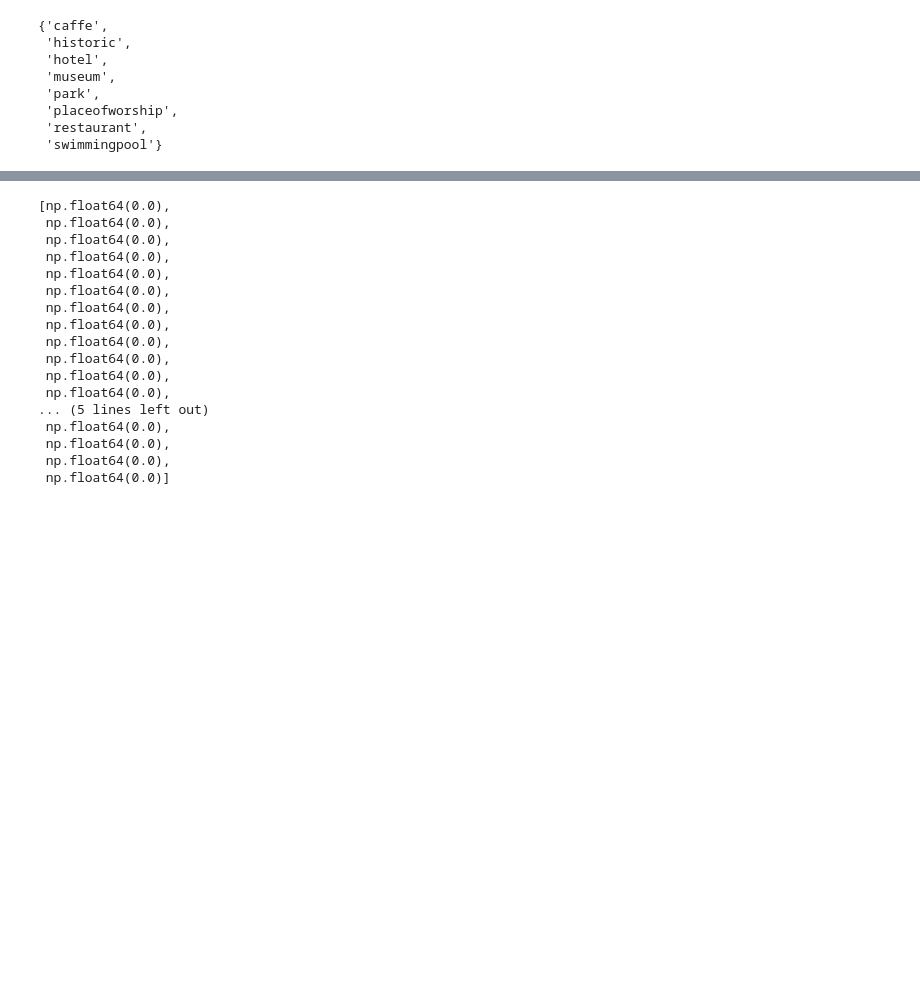
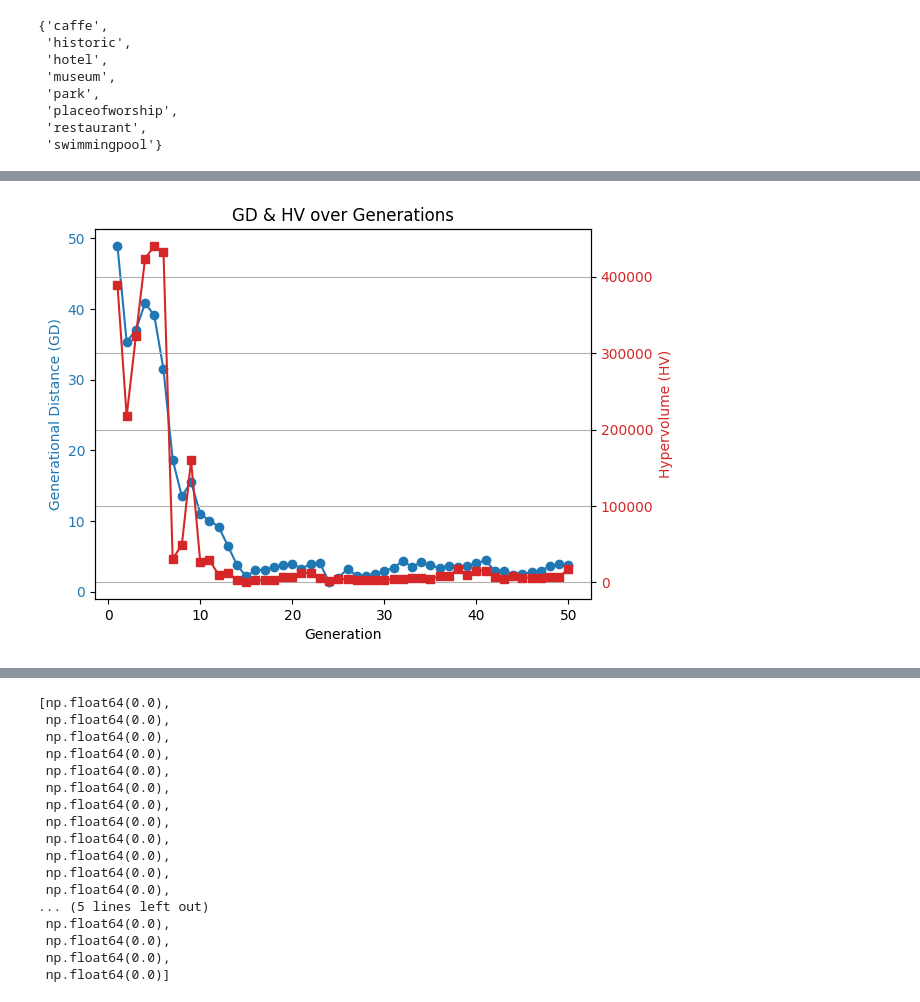
Before and after one commit to hosngholami/RecommenderSystem, a Jupyter notebook: RecommenderSystem.ipynb, the cells around one changed output, grey strips where cells are left out. Saved outputs shown, nothing was run; the diff lists cells and outputs as text; code cells hidden in the pictures; blank space fills up the shorter version.

```diff
--- a/RecommenderSystem.ipynb
+++ b/RecommenderSystem.ipynb
@@ -1126 +1084,100 @@ n_gen  |  n_eval  | n_nds  |      eps      |   indicator
 ... (30 outputs left out)
+# %%
+import numpy as np
+import matplotlib.pyplot as plt
+from pymoo.algorithms.moo.nsga2 import NSGA2
+from pymoo.optimize import minimize
+from pymoo.core.problem import Problem
+from pymoo.indicators.gd import GD
+from pymoo.indicators.hv import HV
+from pymoo.operators.sampling.rnd import FloatRandomSampling
+from pymoo.operators.crossover.sbx import SBX
+from pymoo.operators.mutation.pm import PM
+from pymoo.termination import get_termination
+from pymoo.util.nds.non_dominated_sorting import NonDominatedSorting
+
+# 1️⃣ تعریف مسئله گردشگری (سه هدفه: امتیاز، هزینه، آلودگی)
+class TourismProblem(Problem):
+    def __init__(self):
+        super().__init__(n_var=3, n_obj=3, n_constr=0, xl=np.array([0, 10, 5]), xu=np.array([100, 100, 100]))
+
+    def _evaluate(self, X, out, *args, **kwargs):
+        f1 = X[:, 0]  # امتیاز جاذبه
+        f2 = X[:, 1]  # هزینه
+        f3 = X[:, 2]  # آلودگی
+        out["F"] = np.column_stack([f1, f2, f3])
+
+problem = TourismProblem()
+
+# 2️⃣ تنظیمات الگوریتم ژنتیک (NSGA-II)
+algorithm = NSGA2(
+    pop_size=100,
+    sampling=FloatRandomSampling(),
+    crossover=SBX(prob=0.9, eta=15),
+    mutation=PM(eta=20),
+    eliminate_duplicates=True
+)
+
+# 3️⃣ اجرای طولانی‌مدت (500 نسل) برای تقریب جبهه پارتو واقعی
+long_run = minimize(problem,
+                    algorithm,
+                    termination=get_termination("n_gen", 500),
+                    verbose=False)
+
+# 4️⃣ استخراج نقاط غیرمغلوب به عنوان جبهه پارتو تقریبی
+true_pf = long_run.pop.get("F")
+nds = NonDominatedSorting()
+pareto_indices = nds.do(true_pf, only_non_dominated_front=True)
+true_pf = true_pf[pareto_indices]
+
+# 5️⃣ ذخیره مقدار GD و HV در هر نسل
+gd_values = []
+hv_values = []
+
+def callback(algorithm):
+    # گرفتن مجموعه غیرمغلوب در نسل جاری
+    F = algorithm.pop.get("F")
+    pareto_indices = NonDominatedSorting().do(F, only_non_dominated_front=True)
+    pf = F[pareto_indices]
+
+    if pf.shape[0] == 0:
+        print("⚠ خطا: جبهه پارتو خالی است!")
+        return
+
+    # محاسبه GD
+    gd_indicator = GD(true_pf)
+    gd = gd_indicator(np.vstack(pf))
+    gd_values.append(gd)
+
+    # محاسبه HV
+    ref_point = np.max(pf, axis=0) * 1.2  # نقطه مرجع مناسب
+    hv_indicator = HV(ref_point=ref_point)
+    hv = hv_indicator(np.vstack(pf))
+    hv_values.append(hv)
+
+    print(f"نسل {algorithm.n_gen} - GD: {gd:.4f}, HV: {hv:.4f}")
+
+# 6️⃣ اجرای الگوریتم با 50 نسل برای محاسبه GD و HV
+res = minimize(problem,
+               algorithm,
+               termination=get_termination("n_gen", 50),
+               verbose=True,
+               callback=callback)
+
+# 7️⃣ رسم نمودار تغییرات GD و HV بر حسب نسل
+fig, ax1 = plt.subplots()
+
+ax1.set_xlabel("Generation")
+ax1.set_ylabel("Generational Distance (GD)", color='tab:blue')
+ax1.plot(range(1, len(gd_values) + 1), gd_values, marker='o', linestyle='-', color='tab:blue')
+ax1.tick_params(axis='y', labelcolor='tab:blue')
+
+ax2 = ax1.twinx()
+ax2.set_ylabel("Hypervolume (HV)", color='tab:red')
+ax2.plot(range(1, len(hv_values) + 1), hv_values, marker='s', linestyle='-', color='tab:red')
+ax2.tick_params(axis='y', labelcolor='tab:red')
+
+plt.title("GD & HV over Generations")
+plt.grid()
+plt.show()
+# %% [output]
@@ -1127,3 +1201,4 @@ n_gen  |  n_eval  | n_nds  |      eps      |   indicator
+[figure, added]
 # %%
 plt.plot(range(len(GeneticAlgorithmConfig.best)), GeneticAlgorithmConfig.best, marker='o', linestyle='-', color='b', label="Array Values")
 plt.xlabel("Genrations")
```
Also changed, not shown: parts of 9 cells of this notebook.
